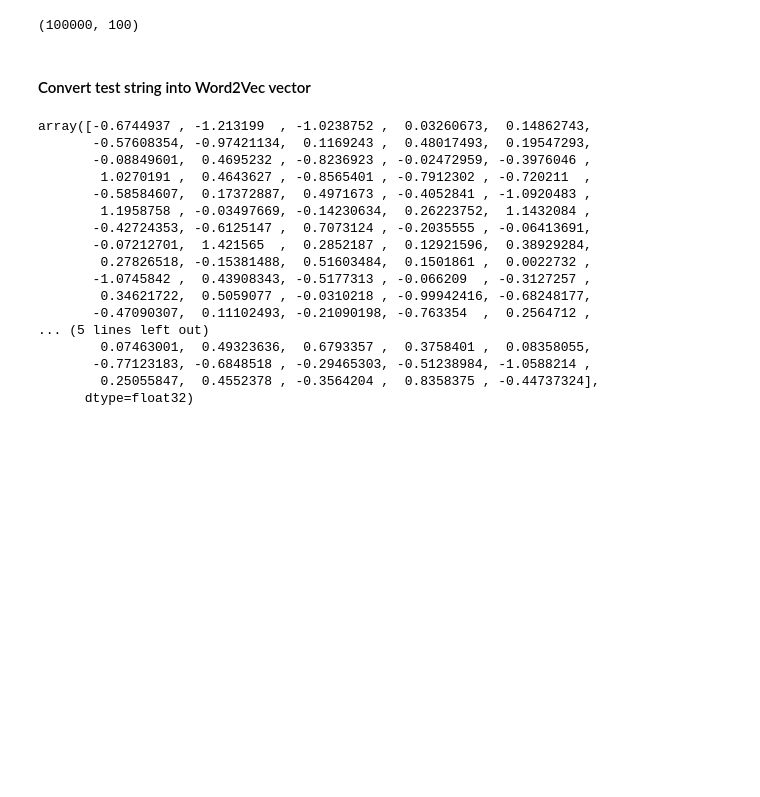
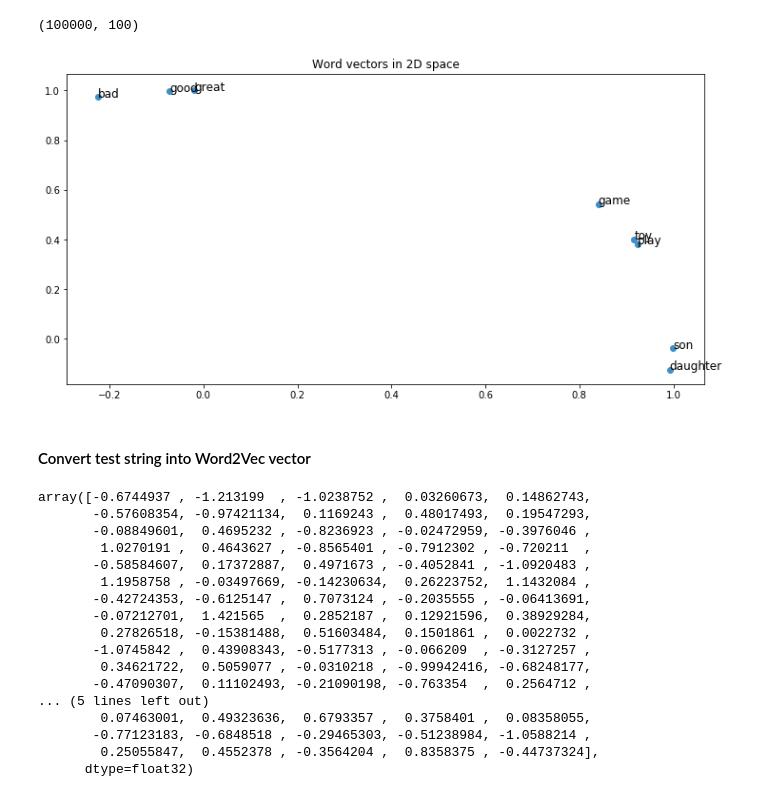
Before and after one commit to klaudia-nazarko/nlp-sentiment-analysis, a Jupyter notebook: toys_0_text_preprocessing.ipynb, the cells around one changed output. Cells and saved outputs as stored; diff of their text form; code cells hidden in the pictures; blank space fills up the shorter version.

```diff
--- a/toys_0_text_preprocessing.ipynb
+++ b/toys_0_text_preprocessing.ipynb
@@ -212,6 +232,13 @@ M_word2vec = np.stack([f.avg_w2v_embeddings(review, w2v_model) for review in rev
 M_word2vec.shape
 # %% [output]
 (100000, 100)
+# %%
+M_w2v_words = w2v_model.wv[viz_words]
+M_w2v_words_2d = f.matrix_reduce(M_w2v_words, 'svd', n_dim=2)
+w2v_word2ind = {e:i for i, e in enumerate(viz_words)}
+f.plot_vectors_2d(M_w2v_words_2d, viz_words, w2v_word2ind)
+# %% [output]
+[figure, added]
 # %%
 f.save_pickle(M_word2vec, 'data/M_word2vec_100k.pickle')
 del M_word2vec
```
Also changed, not shown: parts of 10 cells of this notebook, 1 other file.
